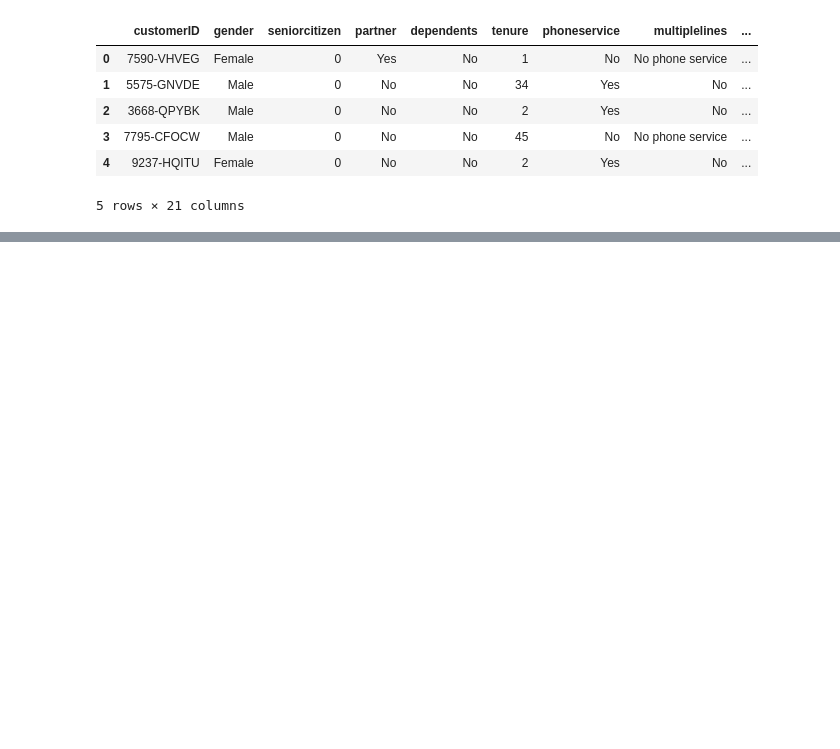
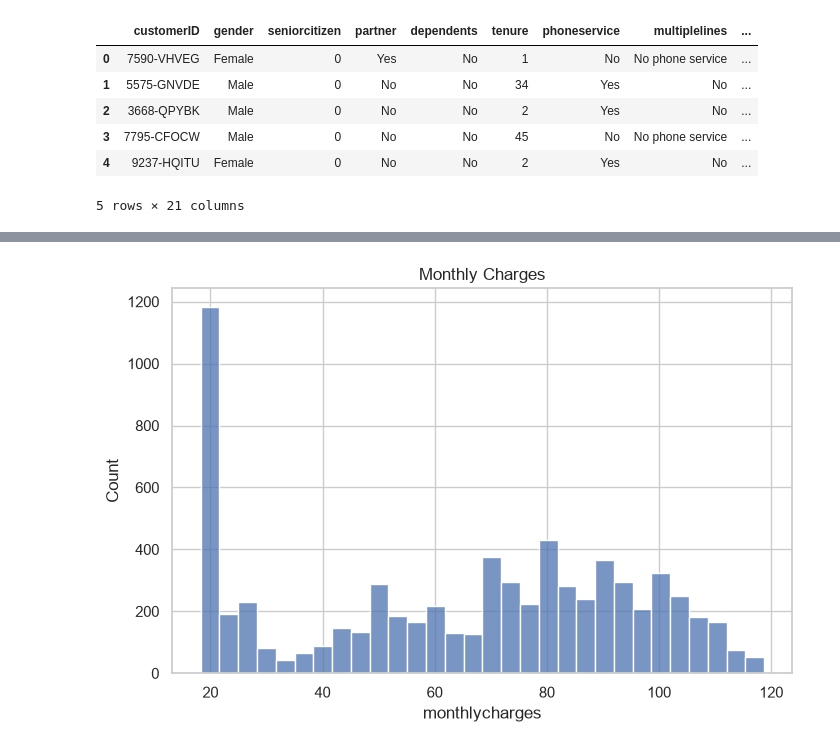
Before and after one commit to ZahinAwosaf/telco-churn-classification, a Jupyter notebook: telco_customer_churn.ipynb, the cells around one changed output, grey strips where cells are left out. Saved outputs shown, nothing was run; the diff lists cells and outputs as text; code cells hidden in the pictures; blank space fills up the shorter version.

```diff
--- a/telco_customer_churn.ipynb
+++ b/telco_customer_churn.ipynb
@@ -33,0 +119,7 @@ df.head()
+# %%
+plt.figure(figsize=(8,5))
+sns.histplot(df["monthlycharges"], bins=30)
+plt.title("Monthly Charges")
+plt.show()
+# %% [output]
+[figure, added]
```
Also changed, not shown: parts of 29 cells of this notebook.
